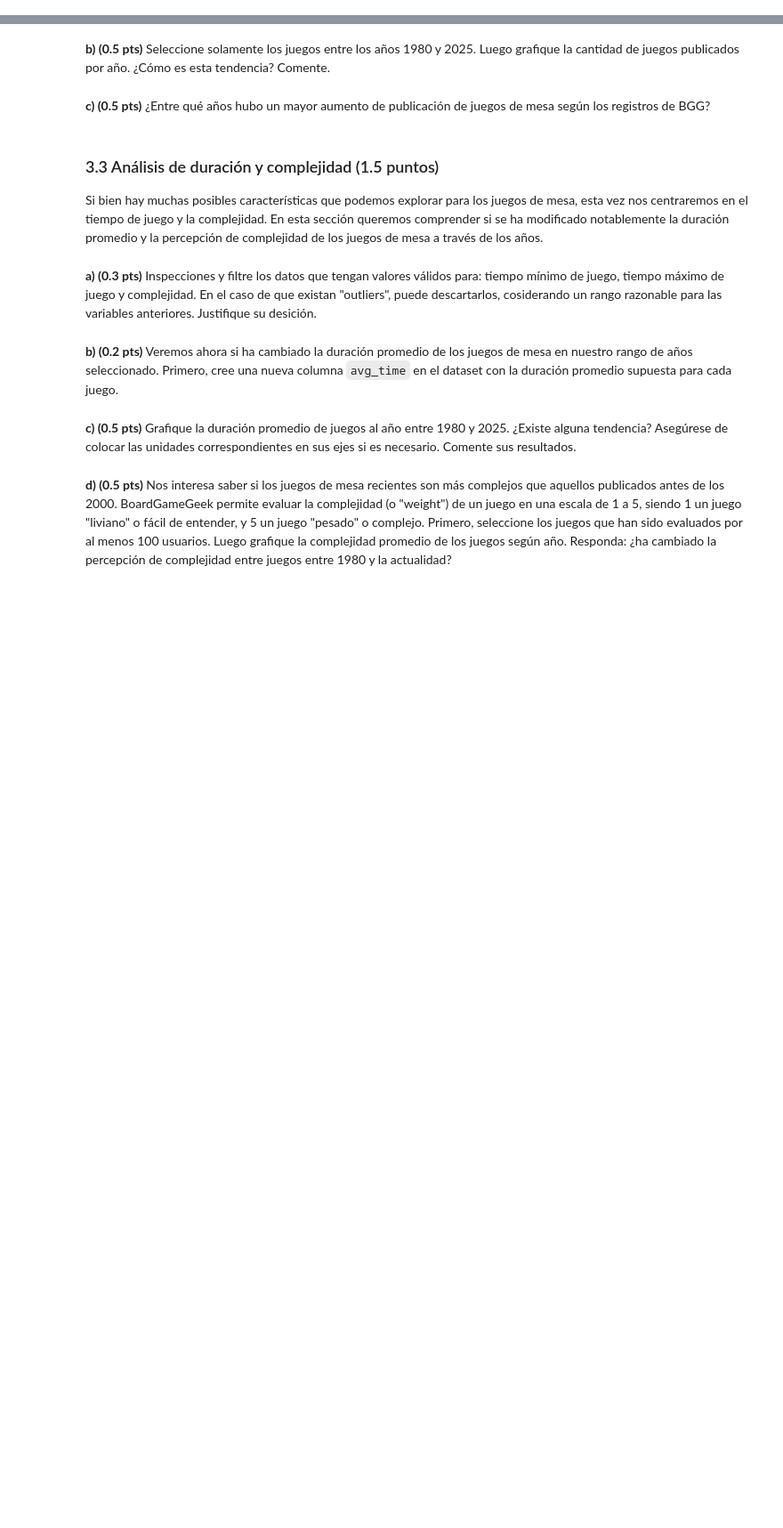
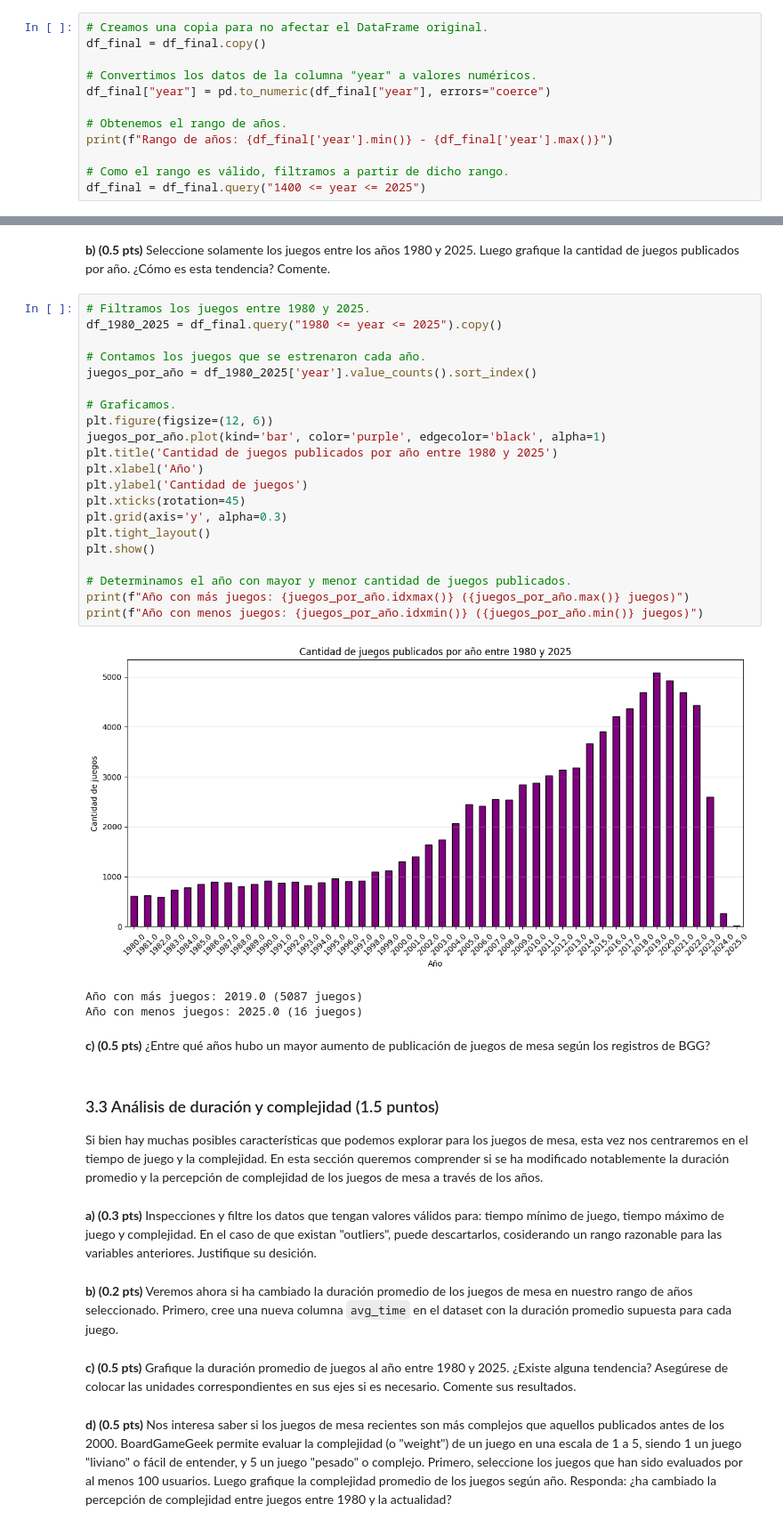
Before and after one commit to IgnOsorioo/IMT2200-Ignacio-Osorio, a Jupyter notebook: Tareas/Tarea 1/IMT2200-25s2 - Tarea 01.ipynb, the cells around one changed output, grey strips where cells are left out. Shown at 89% size. Drawn from its saved outputs; the diff is of its cells as text; blank space fills up the shorter version.

Commit message:
Entrega Parcial Tarea 1

```diff
--- a/Tareas/Tarea 1/IMT2200-25s2 - Tarea 01.ipynb
+++ b/Tareas/Tarea 1/IMT2200-25s2 - Tarea 01.ipynb
@@ -115,3 +214,15 @@ df_general[["category"]]
 
 
 **a) (0.5 pts)** Limpie los datos para dejar solo aquellos que tienen valores válidos de año de publicación. Luego responda: ¿cuál es el rango de años con el que estamos trabajando? ¿Tienen sentido estos años?
+# %%
+# Creamos una copia para no afectar el DataFrame original.
+df_final = df_final.copy()
+
+# Convertimos los datos de la columna "year" a valores numéricos.
+df_final["year"] = pd.to_numeric(df_final["year"], errors="coerce")
+
+# Obtenemos el rango de años.
+print(f"Rango de años: {df_final['year'].min()} - {df_final['year'].max()}")
+
+# Como el rango es válido, filtramos a partir de dicho rango.
+df_final = df_final.query("1400 <= year <= 2025")
@@ -118,5 +235,30 @@ df_general[["category"]]
 # %% [markdown]
 **b) (0.5 pts)** Seleccione solamente los juegos entre los años 1980 y 2025. Luego grafique la cantidad de juegos publicados por año. ¿Cómo es esta tendencia? Comente.
+# %%
+# Filtramos los juegos entre 1980 y 2025.
+df_1980_2025 = df_final.query("1980 <= year <= 2025").copy()
+
+# Contamos los juegos que se estrenaron cada año.
+juegos_por_año = df_1980_2025['year'].value_counts().sort_index()
+
+# Graficamos.
+plt.figure(figsize=(12, 6))
+juegos_por_año.plot(kind='bar', color='purple', edgecolor='black', alpha=1)
+plt.title('Cantidad de juegos publicados por año entre 1980 y 2025')
+plt.xlabel('Año')
+plt.ylabel('Cantidad de juegos')
+plt.xticks(rotation=45)
+plt.grid(axis='y', alpha=0.3)
+plt.tight_layout()
+plt.show()
+
+# Determinamos el año con mayor y menor cantidad de juegos publicados.
+print(f"Año con más juegos: {juegos_por_año.idxmax()} ({juegos_por_año.max()} juegos)")
+print(f"Año con menos juegos: {juegos_por_año.idxmin()} ({juegos_por_año.min()} juegos)")
+# %% [output]
+[figure, added]
+Año con más juegos: 2019.0 (5087 juegos)
+Año con menos juegos: 2025.0 (16 juegos)
 # %% [markdown]
 **c) (0.5 pts)** ¿Entre qué años hubo un mayor aumento de publicación de juegos de mesa según los registros de BGG?
 # %% [markdown]
```
Also changed, not shown: parts of 9 cells of this notebook, 1 other file.
